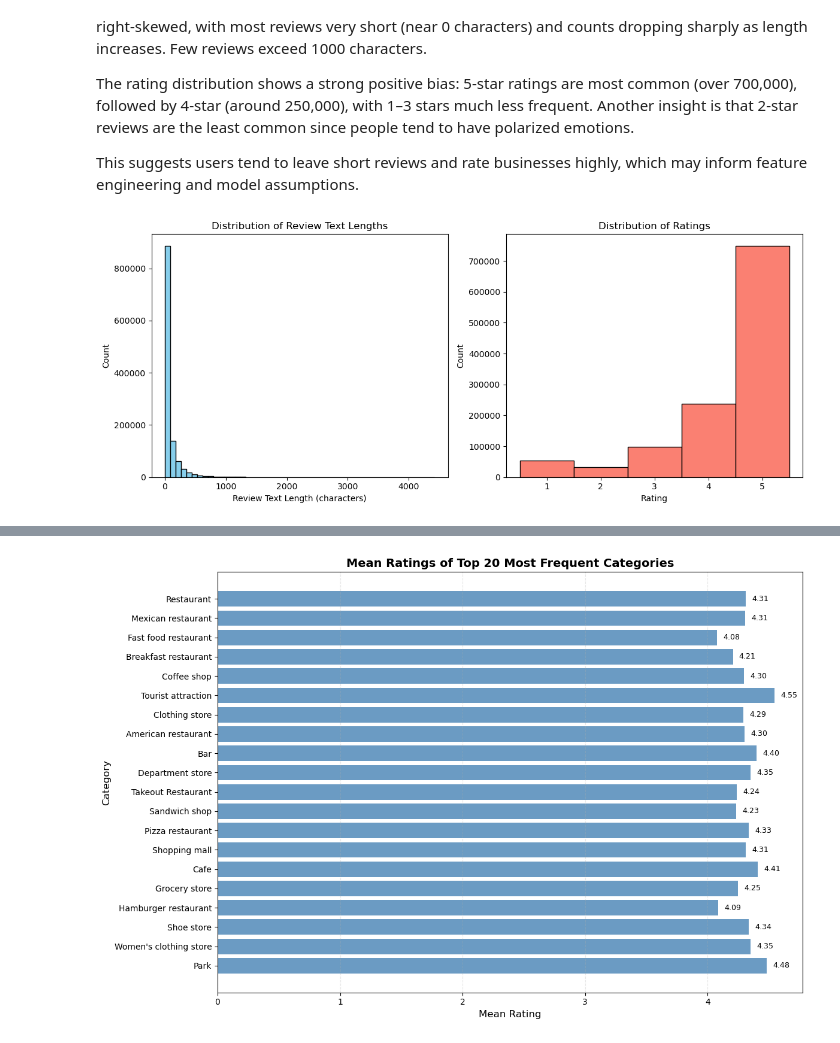
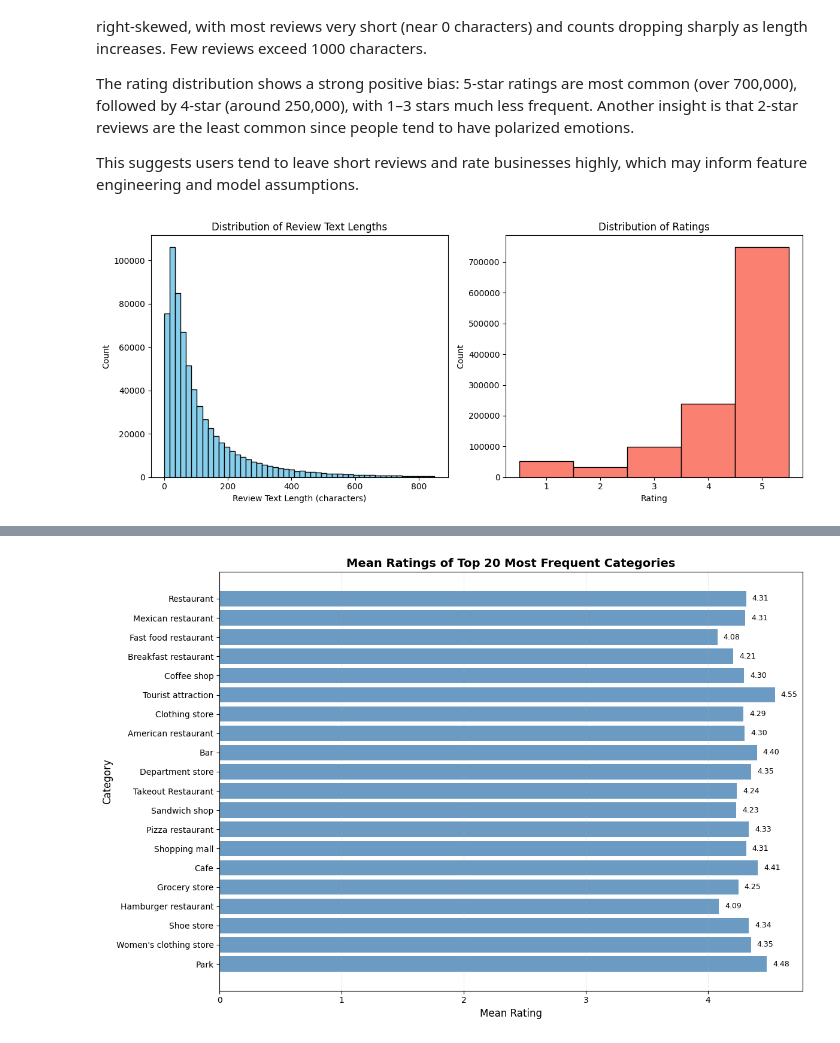
Before and after one commit to TheBoyRoy05/CSE158-Assignment2, a Jupyter notebook: final.ipynb, the cells around one changed output, grey strips where cells are left out. Cells and saved outputs as stored; diff of their text form; code cells hidden in the pictures.

```diff
--- a/final.ipynb
+++ b/final.ipynb
@@ -189,34 +233,35 @@ review_lens = [
     for r in review_sd
 ]
 
 ratings = [
     int(r.get("rating", 0))
     for r in review_sd
     if r.get("rating") is not None
 ]
 
 review_lens = np.array(review_lens)
+review_lens = review_lens[(review_lens<850) & (review_lens>0)]
 ratings = np.array(ratings)
 
 plt.figure(figsize=(12,5))
 
 plt.subplot(1,2,1)
 plt.hist(review_lens, bins=50, color="skyblue", edgecolor="black")
 plt.xlabel("Review Text Length (characters)")
 plt.ylabel("Count")
 plt.title("Distribution of Review Text Lengths")
 
 plt.subplot(1,2,2)
 plt.hist(ratings, bins=np.arange(0.5,6.5,1), color="salmon", edgecolor="black")
 plt.xticks([1,2,3,4,5])
 plt.xlabel("Rating")
 plt.ylabel("Count")
 plt.title("Distribution of Ratings")
 
 plt.tight_layout()
 plt.show()
 # %% [output]
-[figure, old version]
+[figure, new version]
 # %%
 prices = {b['gmap_id']: b['price'] for b in meta_sd if b['price'] != None}
 
```
Also changed, not shown: parts of 2 cells of this notebook.
